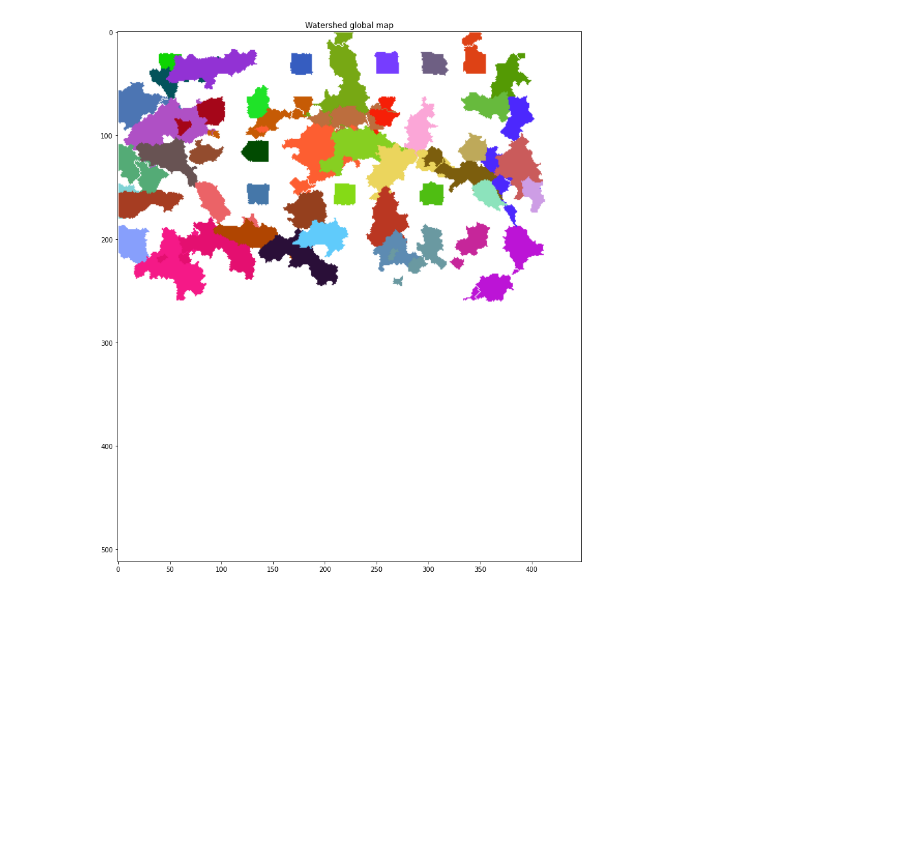
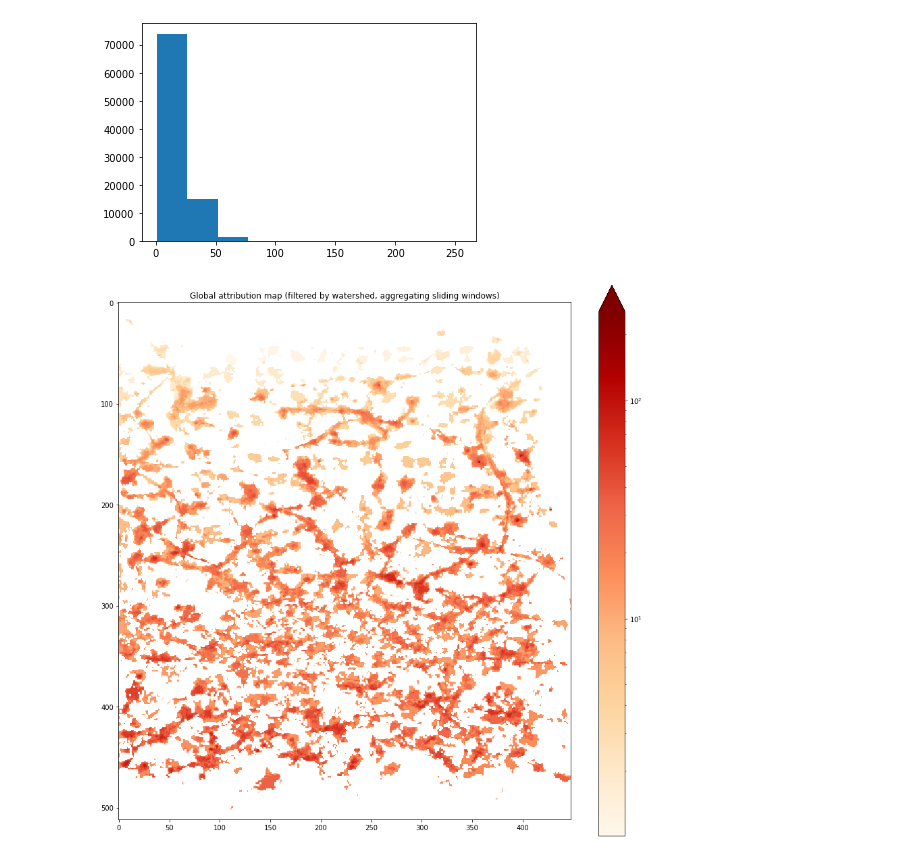
Before and after one commit to jingyan-li/understanding-unet, a Jupyter notebook: spatial/notebooks/watershed_map_allwindows.ipynb, the cells around one changed output. Drawn from its saved outputs; the diff is of its cells as text; code cells hidden in the pictures; blank space fills up the shorter version.

```diff
--- a/spatial/notebooks/watershed_map_allwindows.ipynb
+++ b/spatial/notebooks/watershed_map_allwindows.ipynb
@@ -25,20 +34,37 @@ MODEL = "resUnet"
 DATE = "2019-07-01"
 TIME = 144
 CHANNEL = 0
+method = "watershed"
+quantile = 0.75
+
+visualize_method = "exist"  # "aggregate"
 
 # To store multiple watershed marker layers
 watershed_layer = []
 
 idx = 1
-for i in tqdm(range(1,22,2)):
-    for j in range(0,22,2):
+for i in tqdm(range(1,22,1)):
+    for j in range(0,22,1):
         W = f"{i}_{j}"
-        arr = read_watershed_results(DATE, TIME, CHANNEL, W, MODEL)
+        arr = read_results(DATE, TIME, CHANNEL, W, MODEL, method)
         if arr is None:
             continue
         markers = arr[...,0]
-        markers = np.where((markers > 0) & (markers < 255), idx, 0)
-        watershed_layer.append(markers)
+        attr_values = arr[...,1]
+        markers_ = np.where((markers > 0) & (markers < 255), idx, 0)
+#         markers = arr
+
+        # Filter out hotspots by attribution value
+        flat_channel = attr_values[markers_ == idx]
+        flat_channel = np.sort(flat_channel)
+        threshold = flat_channel[np.round(quantile * flat_channel.shape[0]).astype(int)]
+        if visualize_method == "exist":
+            markers_ = np.where(attr_values >= threshold, idx, 0)
+        elif visualize_method == "aggregate":
+            attr_values[attr_values < threshold] = 0
+            markers_ = attr_values
+        # Save
+        watershed_layer.append(markers_)
         idx += 1
 watershed_layer = np.array(watershed_layer)
 print(f"Loaded {len(watershed_layer)} in total")
@@ -74,8 +102,20 @@ for i in range(watershed_layer.shape[1]):
-# %%
-# Visualize the final image
-fig, ax = plt.subplots(1,1, figsize=(15,15))
-im = ax.imshow(dst)
-ax.set_title(f"Watershed global map")
-plt.show()
-# %% [output]
-[figure, removed]
+# %%
+if visualize_method == "aggregate":
+    # Plot aggregation visualization method
+    agg_layers = np.sum(watershed_layer, axis=0)
+    agg_layers = (agg_layers - np.min(agg_layers))/(np.max(agg_layers)- np.min(agg_layers)) * 255
+    agg_layers = np.ma.masked_where(agg_layers < 1, agg_layers)
+    plt.hist(agg_layers.flatten())
+
+    cmap = mpl.cm.get_cmap("OrRd").copy()
+    cmap.set_bad(color="white")
+
+    # Plot
+    fig, ax = plt.subplots(1, 1, figsize=(15, 15))
+    im = plot_attr_map(agg_layers, ax, cmap, norm="log")
+    ax.set_title("Global attribution map (filtered by watershed, aggregating sliding windows)")
+    fig.colorbar(im, ax=ax, extend='max')
+    plt.savefig("watershed_global_agg.png")
+# %% [output]
+[figure, added]
+[figure, added]
```
Also changed, not shown: parts of 6 cells of this notebook, 4 other files.
